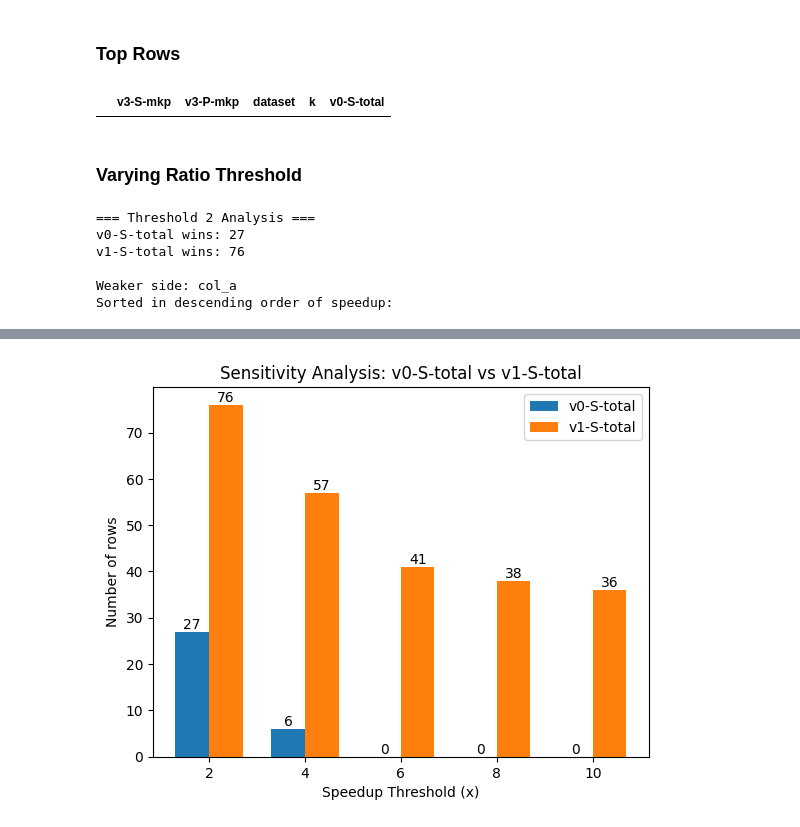
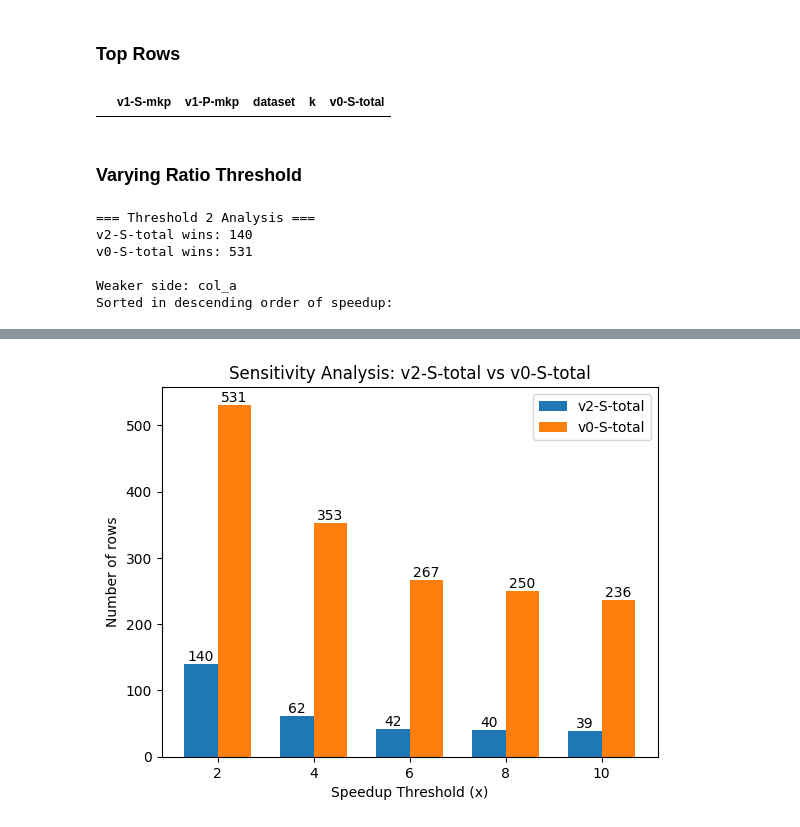
Before and after one commit to akhlaqueak/kplex-ML, a Jupyter notebook: notebooks/preprocessing.ipynb, the cells around one changed output, grey strips where cells are left out. Drawn from its saved outputs; the diff is of its cells as text; code cells hidden in the pictures.

```diff
--- a/notebooks/preprocessing.ipynb
+++ b/notebooks/preprocessing.ipynb
@@ -51,21 +51,21 @@ for v in versions:
     df[f"{v}-init"] = df[f"{v}-heur"]+df[f"{v}-ctcp"]
 # %%
 # for v in versions:
-cols = [f"v3-{b}-mkp" for b in "S P".split()]
+cols = [f"v1-{b}-mkp" for b in "S P".split()]
 
 mask = df[cols].apply(lambda row: row[row != 1800].nunique() > 1, axis=1)
 df.loc[mask, cols+["dataset", "k", "v0-S-total"]]
 # mask.sum()
 # %% [output]
-|  | v3-S-mkp | v3-P-mkp | dataset | k | v0-S-total |
+|  | v1-S-mkp | v1-P-mkp | dataset | k | v0-S-total |
 # %% [markdown]
 ### Varying Ratio Threshold
 # %%
 # =========================
 # CONFIG
 # =========================
-col_a = "v0-S-total"
-col_b = "v1-S-total"
+col_a = "v2-S-total"
+col_b = "v0-S-total"
 va = col_a.split("-")[0]
 vb = col_b.split("-")[0]
 thresholds = [2, 4, 6, 8, 10]
@@ -191,8 +191,8 @@ plt.legend()
 plt.show()
 # %% [output]
 === Threshold 2 Analysis ===
-v0-S-total wins: 27
-v1-S-total wins: 76
+v2-S-total wins: 140
+v0-S-total wins: 531
 
 Weaker side: col_a
 Sorted in descending order of speedup:
@@ -216 +216 @@ Sorted in descending order of speedup:
-[figure, old version]
+[figure, new version]
```
Also changed, not shown: parts of 1 cell of this notebook, 3 other files.
